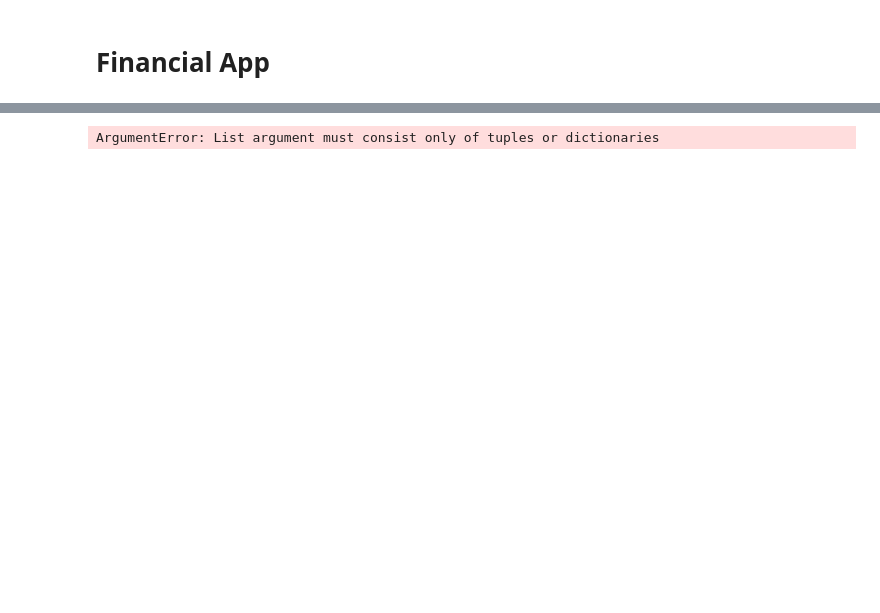
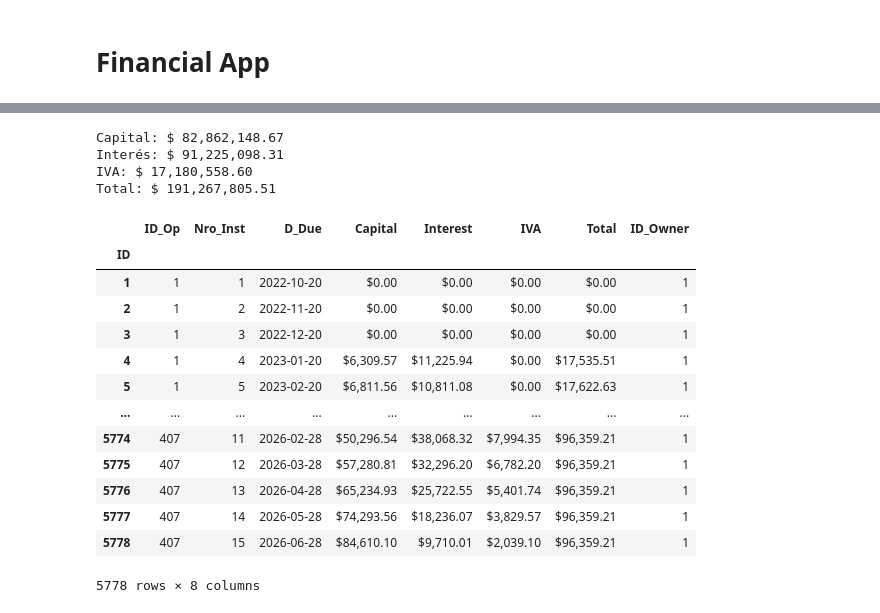
Before and after one commit to JuanMCarini/FinancialApp, a Jupyter notebook: notebooks/Start_DataBases.ipynb, the cells around one changed output, grey strips where cells are left out. Drawn from its saved outputs; the diff is of its cells as text; code cells hidden in the pictures; blank space fills up the shorter version.

```diff
--- a/notebooks/Start_DataBases.ipynb
+++ b/notebooks/Start_DataBases.ipynb
@@ -55,22 +54,39 @@ ArgumentError: List argument must consist only of tuples or dictionaries
 # %%
 pp = pd.read_sql('portfolio_purchases', engine, index_col='ID')
 customers = pd.read_sql('customers', engine, index_col='ID')
 credits = pd.read_sql('credits', engine, index_col='ID')
 collections = pd.read_sql('collection', engine, index_col='ID')
 installments = pd.read_sql('installments', engine, index_col='ID')
 companies = pd.read_sql('companies', engine, index_col='ID')
 bp = pd.read_sql('business_plan', engine, index_col='ID')
 companies = pd.read_sql('companies', engine, index_col='ID')
 
-balance = credits_balance()
+balance = credits_balance().copy()
 print(f'Capital: $ {balance['Capital'].sum():,.2f}')
 print(f'Interés: $ {balance['Interest'].sum():,.2f}')
 print(f'IVA: $ {balance['IVA'].sum():,.2f}')
 print(f'Total: $ {balance['Total'].sum():,.2f}')
 
-balance = balance.loc[balance['Total'] > 0]
+balance = balance.loc[(balance['ID_Owner'] == 1)].copy()
 balance[['Capital', 'Interest', 'IVA', 'Total']] = balance[['Capital', 'Interest', 'IVA', 'Total']].map('${:,.2f}'.format)
 
 balance
 # %% [output]
-ArgumentError: List argument must consist only of tuples or dictionaries
+Capital: $ 82,862,148.67
+Interés: $ 91,225,098.31
+IVA: $ 17,180,558.60
+Total: $ 191,267,805.51
+|  | ID_Op | Nro_Inst | D_Due | Capital | Interest | IVA | Total | ID_Owner |
+| ID |  |  |  |  |  |  |  |  |
+| 1 | 1 | 1 | 2022-10-20 | $0.00 | $0.00 | $0.00 | $0.00 | 1 |
+| 2 | 1 | 2 | 2022-11-20 | $0.00 | $0.00 | $0.00 | $0.00 | 1 |
+| 3 | 1 | 3 | 2022-12-20 | $0.00 | $0.00 | $0.00 | $0.00 | 1 |
+| 4 | 1 | 4 | 2023-01-20 | $6,309.57 | $11,225.94 | $0.00 | $17,535.51 | 1 |
+| 5 | 1 | 5 | 2023-02-20 | $6,811.56 | $10,811.08 | $0.00 | $17,622.63 | 1 |
+| ... | ... | ... | ... | ... | ... | ... | ... | ... |
+| 5774 | 407 | 11 | 2026-02-28 | $50,296.54 | $38,068.32 | $7,994.35 | $96,359.21 | 1 |
+| 5775 | 407 | 12 | 2026-03-28 | $57,280.81 | $32,296.20 | $6,782.20 | $96,359.21 | 1 |
+| 5776 | 407 | 13 | 2026-04-28 | $65,234.93 | $25,722.55 | $5,401.74 | $96,359.21 | 1 |
+| 5777 | 407 | 14 | 2026-05-28 | $74,293.56 | $18,236.07 | $3,829.57 | $96,359.21 | 1 |
+| 5778 | 407 | 15 | 2026-06-28 | $84,610.10 | $9,710.01 | $2,039.10 | $96,359.21 | 1 |
+5778 rows × 8 columns
```
Also changed, not shown: parts of 5 cells of this notebook, 7 other files.
